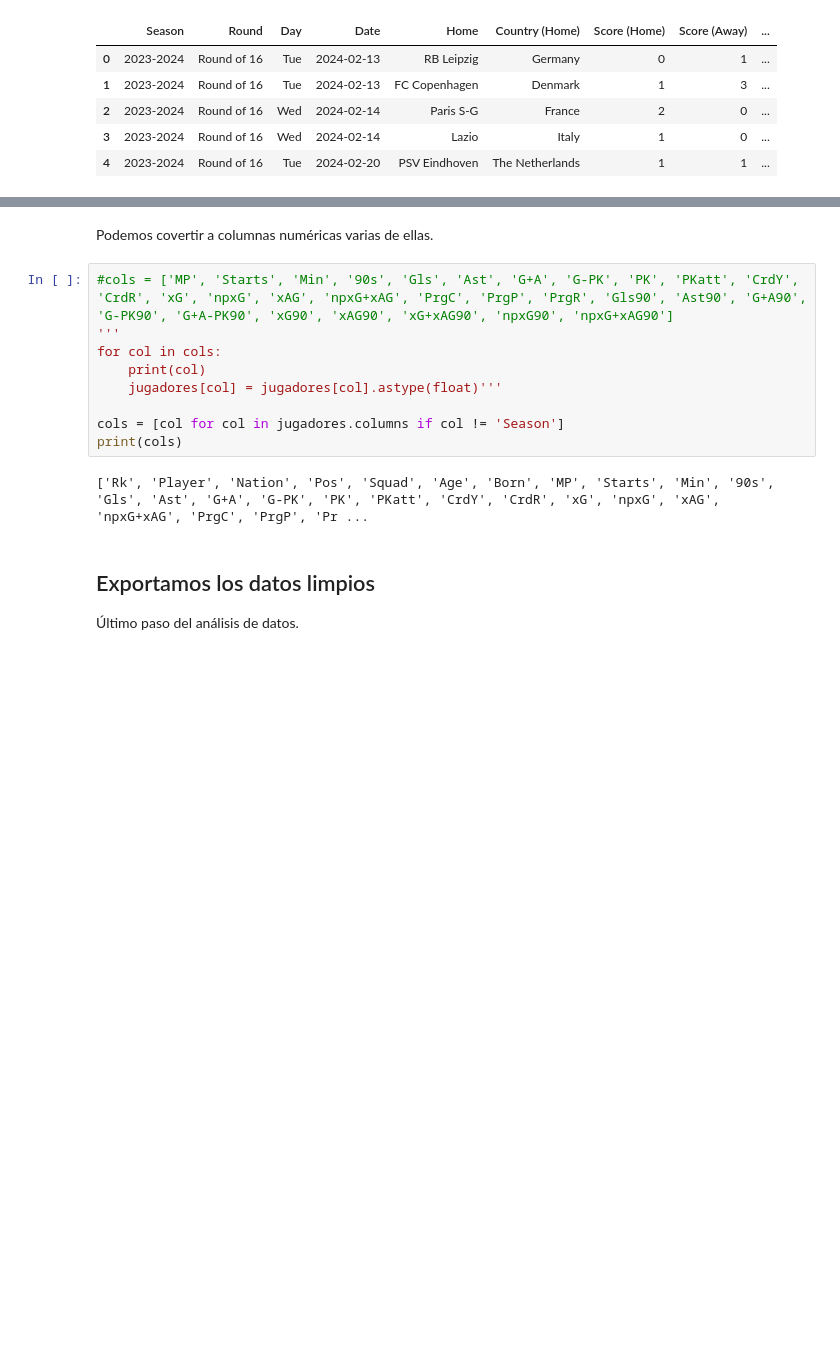
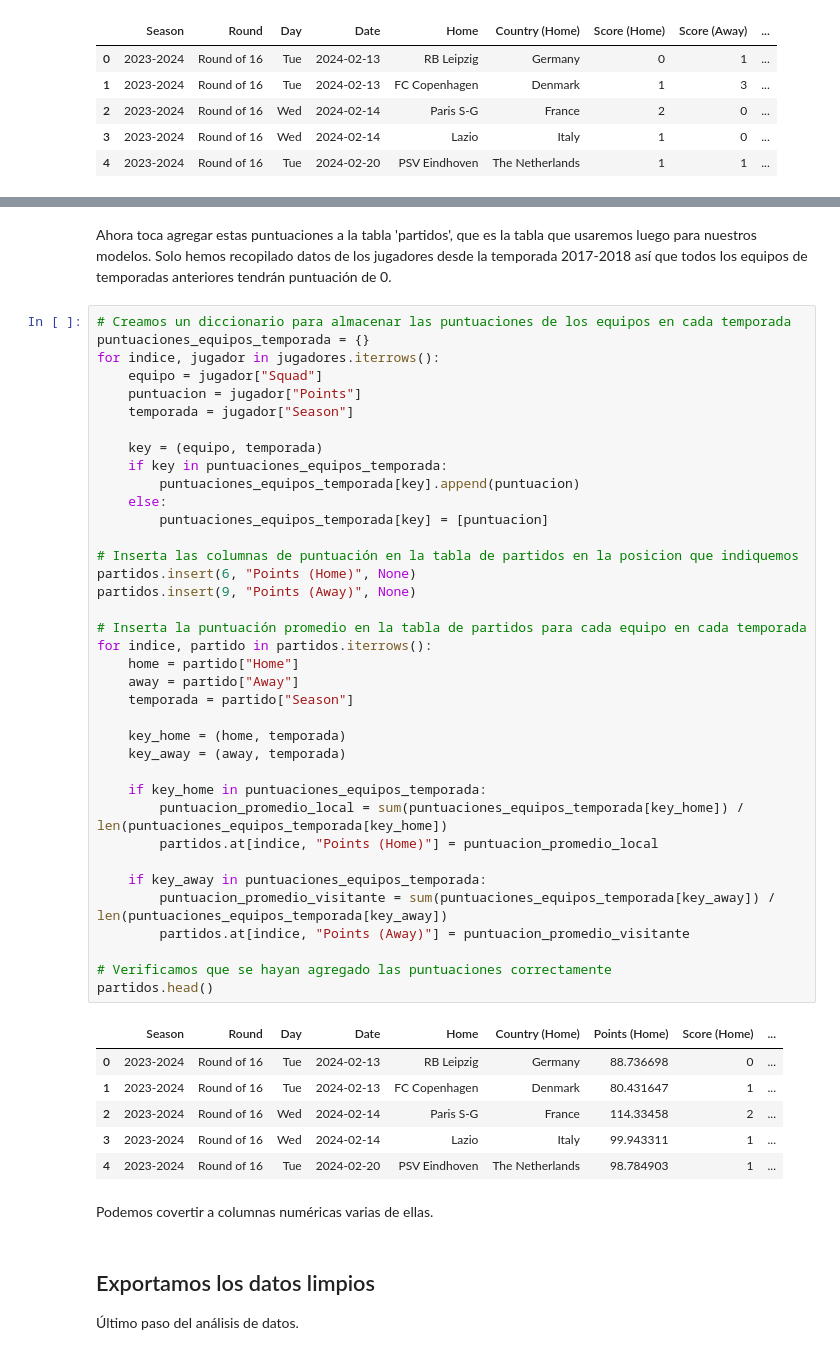
Before and after one commit to lauralardies/uefa_analisis, a Jupyter notebook: UEFA/analisis/limpieza.ipynb, the cells around one changed output, grey strips where cells are left out. Cells and saved outputs as stored; diff of their text form; blank space fills up the shorter version.

Commit message:
actualizamos datos

```diff
--- a/UEFA/analisis/limpieza.ipynb
+++ b/UEFA/analisis/limpieza.ipynb
@@ -656,16 +701,51 @@ memory usage: 1.5+ MB
+# %% [markdown]
+Ahora toca agregar estas puntuaciones a la tabla 'partidos', que es la tabla que usaremos luego para nuestros modelos. Solo hemos recopilado datos de los jugadores desde la temporada 2017-2018 así que todos los equipos de temporadas anteriores tendrán puntuación de 0.
+# %%
+# Creamos un diccionario para almacenar las puntuaciones de los equipos en cada temporada
+puntuaciones_equipos_temporada = {}
+for indice, jugador in jugadores.iterrows():
+    equipo = jugador["Squad"]
+    puntuacion = jugador["Points"]
+    temporada = jugador["Season"]
+
+    key = (equipo, temporada)
+    if key in puntuaciones_equipos_temporada:
+        puntuaciones_equipos_temporada[key].append(puntuacion)
+    else:
+        puntuaciones_equipos_temporada[key] = [puntuacion]
+
+# Inserta las columnas de puntuación en la tabla de partidos en la posicion que indiquemos
+partidos.insert(6, "Points (Home)", None)
+partidos.insert(9, "Points (Away)", None)
+
+# Inserta la puntuación promedio en la tabla de partidos para cada equipo en cada temporada
+for indice, partido in partidos.iterrows():
+    home = partido["Home"]
+    away = partido["Away"]
+    temporada = partido["Season"]
+
+    key_home = (home, temporada)
+    key_away = (away, temporada)
+
+    if key_home in puntuaciones_equipos_temporada:
+        puntuacion_promedio_local = sum(puntuaciones_equipos_temporada[key_home]) / len(puntuaciones_equipos_temporada[key_home])
+        partidos.at[indice, "Points (Home)"] = puntuacion_promedio_local
+
+    if key_away in puntuaciones_equipos_temporada:
+        puntuacion_promedio_visitante = sum(puntuaciones_equipos_temporada[key_away]) / len(puntuaciones_equipos_temporada[key_away])
+        partidos.at[indice, "Points (Away)"] = puntuacion_promedio_visitante
+
+# Verificamos que se hayan agregado las puntuaciones correctamente
+partidos.head()
+# %% [output]
+|  | Season | Round | Day | Date | Home | Country (Home) | Points (Home) | Score (Home) | ... |
+| 0 | 2023-2024 | Round of 16 | Tue | 2024-02-13 | RB Leipzig | Germany | 88.736698 | 0 | ... |
+| 1 | 2023-2024 | Round of 16 | Tue | 2024-02-13 | FC Copenhagen | Denmark | 80.431647 | 1 | ... |
+| 2 | 2023-2024 | Round of 16 | Wed | 2024-02-14 | Paris S-G | France | 114.33458 | 2 | ... |
+| 3 | 2023-2024 | Round of 16 | Wed | 2024-02-14 | Lazio | Italy | 99.943311 | 1 | ... |
+| 4 | 2023-2024 | Round of 16 | Tue | 2024-02-20 | PSV Eindhoven | The Netherlands | 98.784903 | 1 | ... |
 # %% [markdown]
 Podemos covertir a columnas numéricas varias de ellas.
-# %%
-#cols = ['MP', 'Starts', 'Min', '90s', 'Gls', 'Ast', 'G+A', 'G-PK', 'PK', 'PKatt', 'CrdY', 'CrdR', 'xG', 'npxG', 'xAG', 'npxG+xAG', 'PrgC', 'PrgP', 'PrgR', 'Gls90', 'Ast90', 'G+A90', 'G-PK90', 'G+A-PK90', 'xG90', 'xAG90', 'xG+xAG90', 'npxG90', 'npxG+xAG90']
-'''
-for col in cols:
-    print(col)
-    jugadores[col] = jugadores[col].astype(float)'''
-
-cols = [col for col in jugadores.columns if col != 'Season']
-print(cols)
-# %% [output]
-['Rk', 'Player', 'Nation', 'Pos', 'Squad', 'Age', 'Born', 'MP', 'Starts', 'Min', '90s', 'Gls', 'Ast', 'G+A', 'G-PK', 'PK', 'PKatt', 'CrdY', 'CrdR', 'xG', 'npxG', 'xAG', 'npxG+xAG', 'PrgC', 'PrgP', 'Pr ...
 # %% [markdown]
 ## Exportamos los datos limpios
 
```
Also changed, not shown: parts of 29 cells of this notebook, 10 other files.
